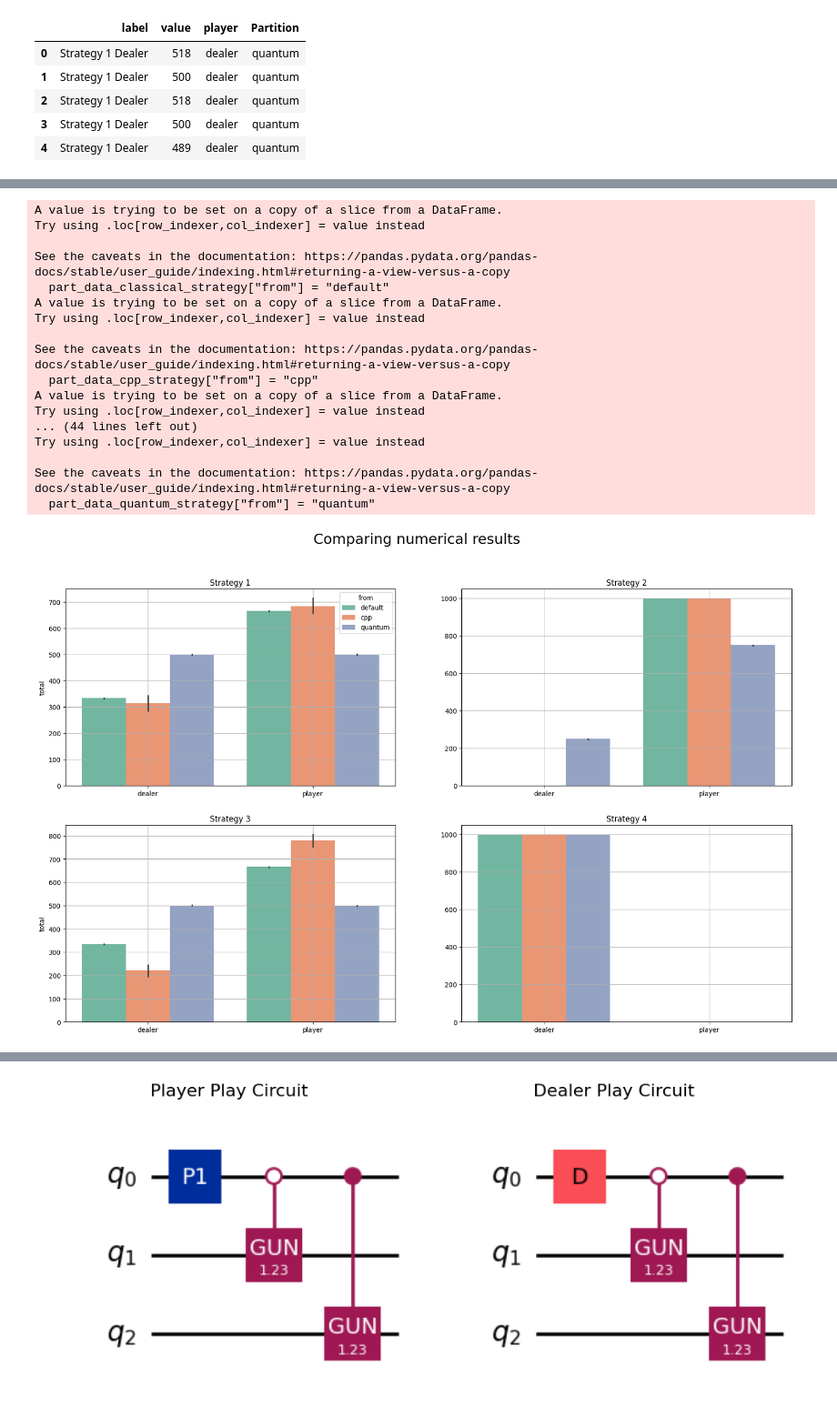
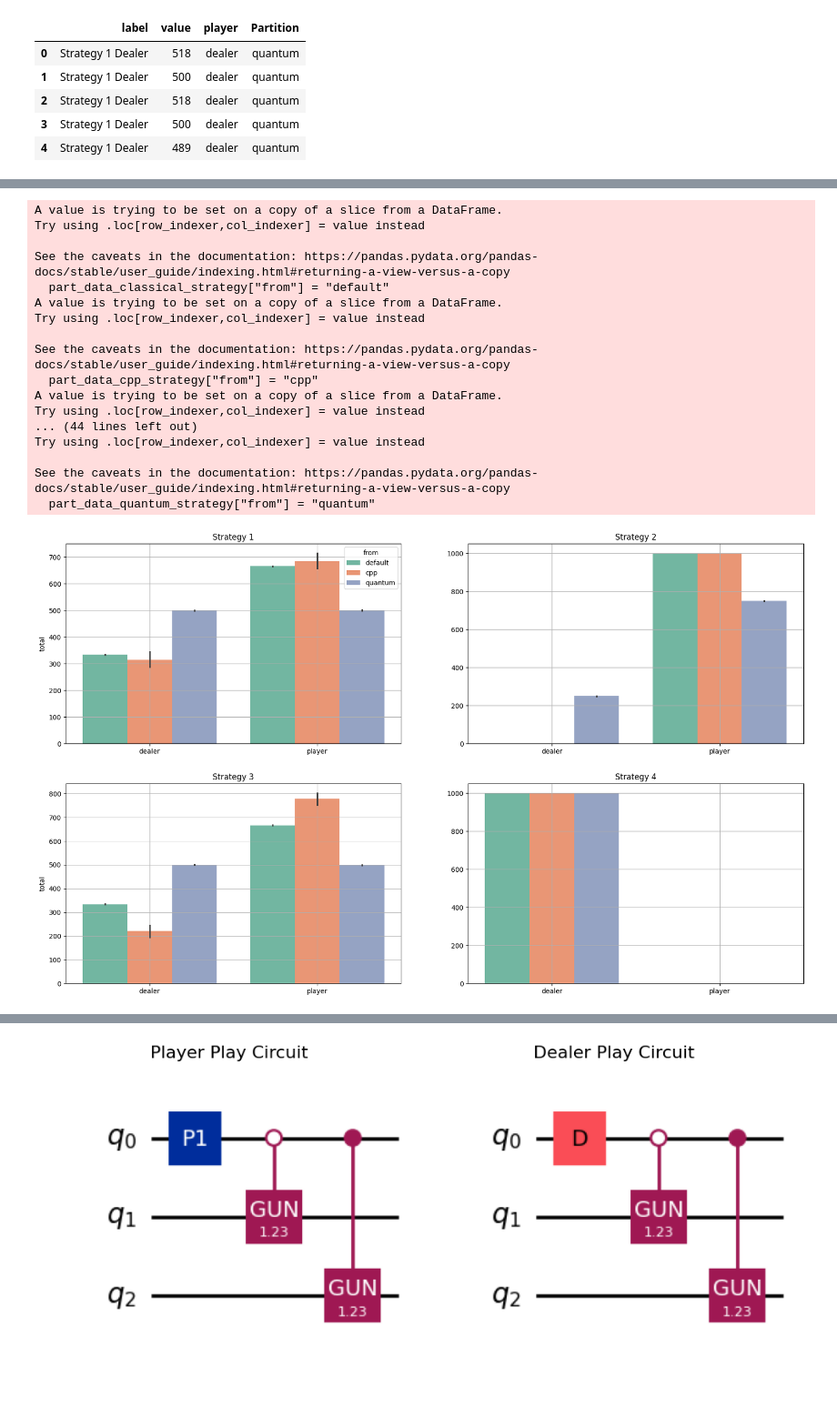
Before and after one commit to Dpbm/qbuck, a Jupyter notebook: buckshot-roulette.ipynb, the cells around one changed output, grey strips where cells are left out. Shown: that part at 91% size. Drawn from its saved outputs; the diff is of its cells as text; code cells hidden in the pictures; blank space fills up the shorter version.

```diff
--- a/buckshot-roulette.ipynb
+++ b/buckshot-roulette.ipynb
@@ -609,7 +607,5 @@ plt.show()
 # %%
 plt.figure(figsize=(20,12))
-plt.suptitle("Comparing numerical results", fontsize=22)
-
 for i in range(1,5):
     label = str(i)
 
@@ -626,34 +622,34 @@ for i in range(1,5):
     plt.subplot(2,2,i)
     plt.title(f"Strategy {label}")
     sns.barplot(data=plot_data,x="player", y="value", hue="from", legend=i == 1, palette='Set2')
     plt.xlabel('')
     plt.ylabel('total')
 
     if(i % 2 == 0):
         plt.ylabel('')
     plt.grid()
 
 plt.savefig("comparison-strategies-outcomes-values-itself.png", bbox_inches="tight")
 plt.show()
 # %% [output]
 A value is trying to be set on a copy of a slice from a DataFrame.
 Try using .loc[row_indexer,col_indexer] = value instead
 
 See the caveats in the documentation: https://pandas.pydata.org/pandas-docs/stable/user_guide/indexing.html#returning-a-view-versus-a-copy
   part_data_classical_strategy["from"] = "default"
 A value is trying to be set on a copy of a slice from a DataFrame.
 Try using .loc[row_indexer,col_indexer] = value instead
 
 See the caveats in the documentation: https://pandas.pydata.org/pandas-docs/stable/user_guide/indexing.html#returning-a-view-versus-a-copy
   part_data_cpp_strategy["from"] = "cpp"
 A value is trying to be set on a copy of a slice from a DataFrame.
 Try using .loc[row_indexer,col_indexer] = value instead
 ... (44 lines left out)
 Try using .loc[row_indexer,col_indexer] = value instead
 
 See the caveats in the documentation: https://pandas.pydata.org/pandas-docs/stable/user_guide/indexing.html#returning-a-view-versus-a-copy
   part_data_quantum_strategy["from"] = "quantum"
-[figure, old version]
+[figure, new version]
 # %%
 rows = 2
 cols = 3
```
Also changed, not shown: parts of 2 cells of this notebook, 3 other files.
